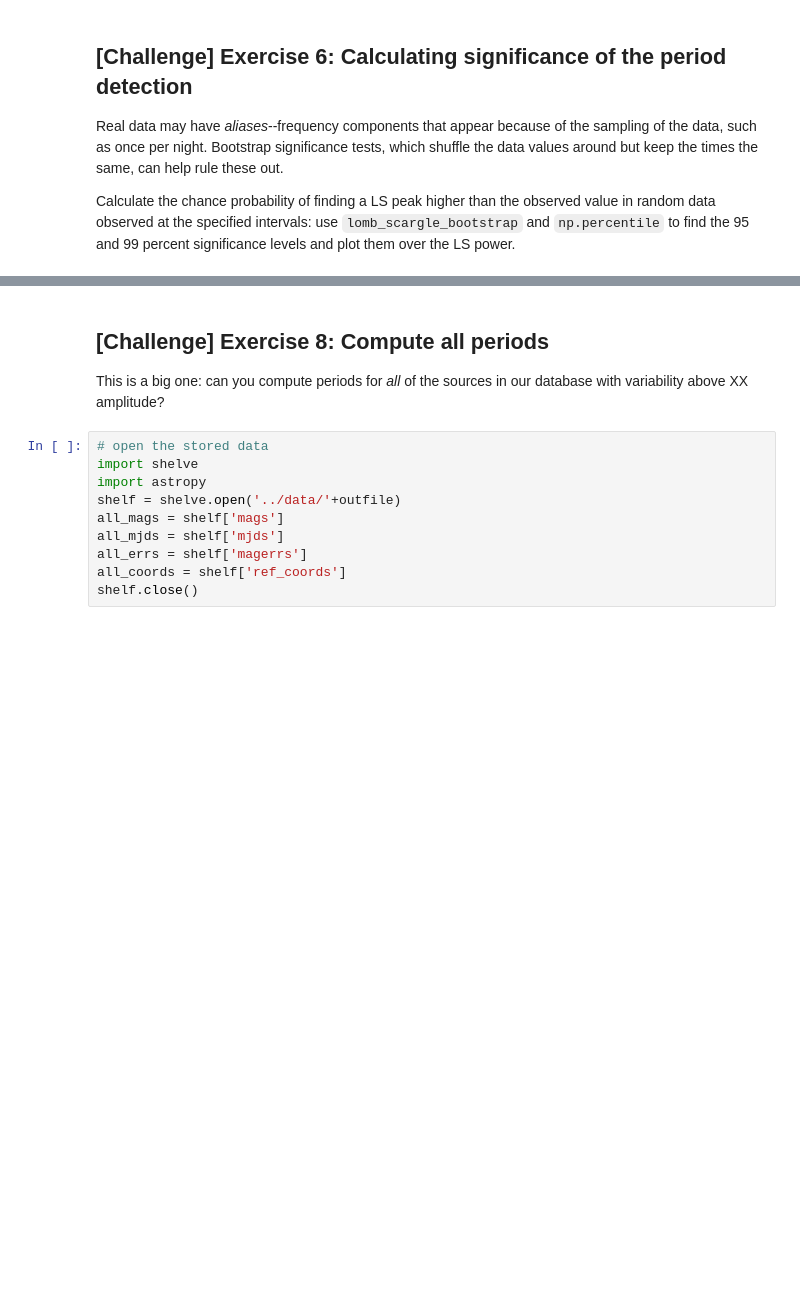
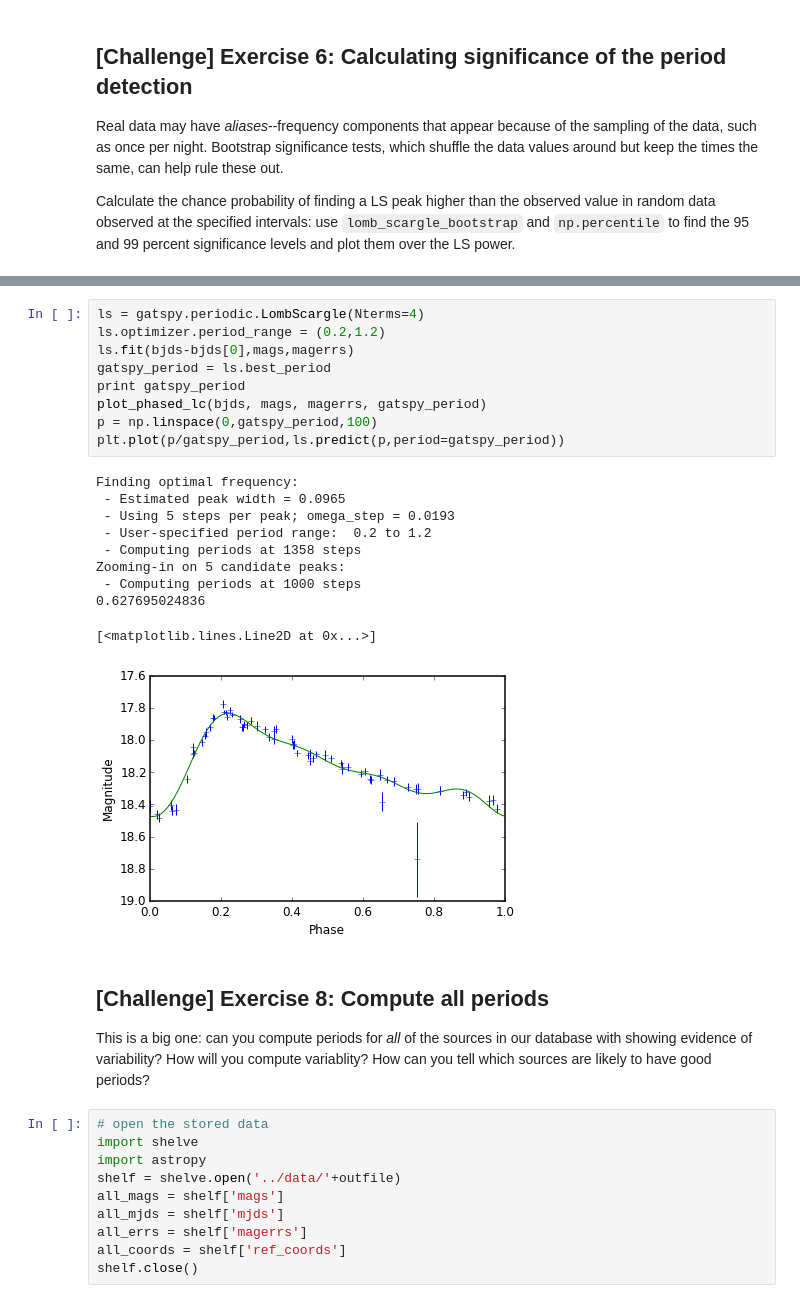
Before and after one commit to ebellm/ztf_summerschool_2015, a Jupyter notebook: notebooks/Period_Finding.ipynb, the cells around one changed output, grey strips where cells are left out. Cells and saved outputs as stored; diff of their text form; blank space fills up the shorter version.

```diff
--- a/notebooks/Period_Finding.ipynb
+++ b/notebooks/Period_Finding.ipynb
@@ -263,7 +337,27 @@ Now try finding the periods of these sources:
+# %%
+ls = gatspy.periodic.LombScargle(Nterms=4)
+ls.optimizer.period_range = (0.2,1.2)
+ls.fit(bjds-bjds[0],mags,magerrs)
+gatspy_period = ls.best_period
+print gatspy_period
+plot_phased_lc(bjds, mags, magerrs, gatspy_period)
+p = np.linspace(0,gatspy_period,100)
+plt.plot(p/gatspy_period,ls.predict(p,period=gatspy_period))
+# %% [output]
+Finding optimal frequency:
+ - Estimated peak width = 0.0965
+ - Using 5 steps per peak; omega_step = 0.0193
+ - User-specified period range:  0.2 to 1.2
+ - Computing periods at 1358 steps
+Zooming-in on 5 candidate peaks:
+ - Computing periods at 1000 steps
+0.627695024836
+[<matplotlib.lines.Line2D at 0x...>]
+[figure, added]
 # %% [markdown]
 ## [Challenge] Exercise 8: Compute all periods
 
-This is a big one: can you compute periods for *all* of the sources in our database with variability above XX amplitude?
+This is a big one: can you compute periods for *all* of the sources in our database with showing evidence of variability?  How will you compute variablity?  How can you tell which sources are likely to have good periods?
 # %%
 # open the stored data
 import shelve
```
Also changed, not shown: parts of 27 cells of this notebook.
